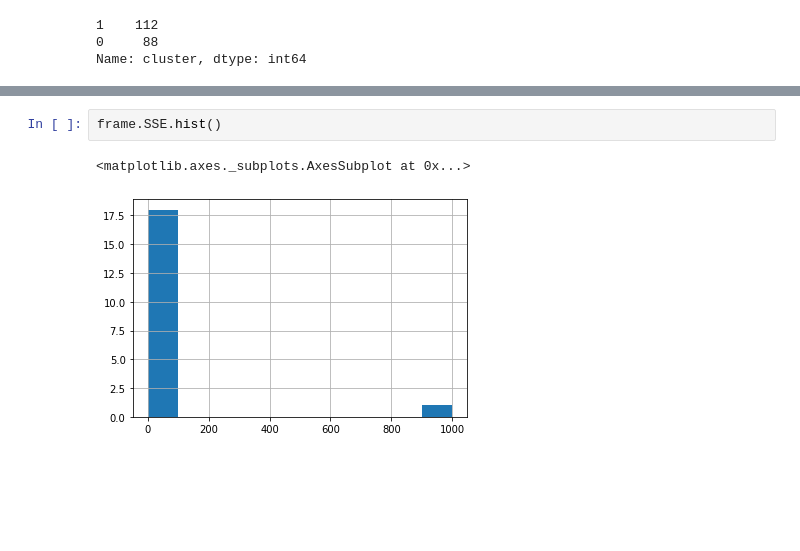
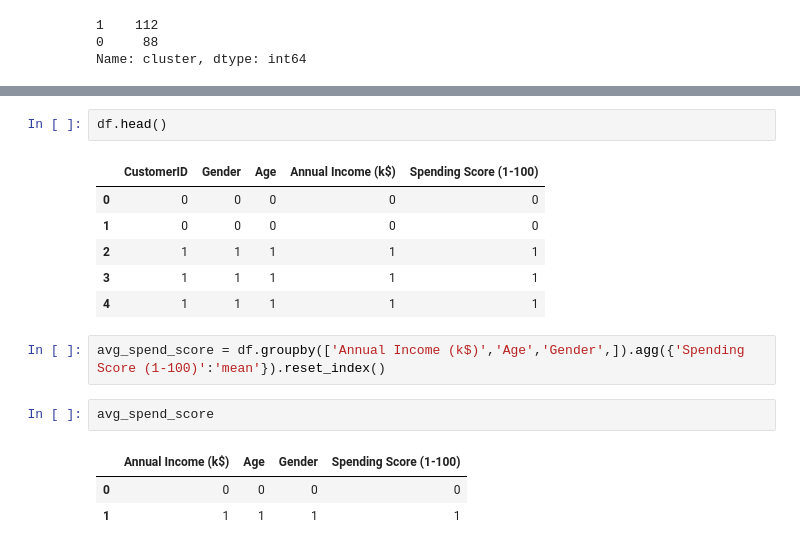
Before and after one commit to ipatel467/Customer-Segmentation, a Jupyter notebook: index.ipynb, the cells around one changed output, grey strips where cells are left out. Drawn from its saved outputs; the diff is of its cells as text; blank space fills up the shorter version.

```diff
--- a/index.ipynb
+++ b/index.ipynb
@@ -321,5 +313,17 @@ frame.head()
-# %%
-frame.SSE.hist()
-# %% [output]
-<matplotlib.axes._subplots.AxesSubplot at 0x...>
-[figure, removed]
+# %%
+df.head()
+# %% [output]
+|  | CustomerID | Gender | Age | Annual Income (k$) | Spending Score (1-100) |
+| 0 | 0 | 0 | 0 | 0 | 0 |
+| 1 | 0 | 0 | 0 | 0 | 0 |
+| 2 | 1 | 1 | 1 | 1 | 1 |
+| 3 | 1 | 1 | 1 | 1 | 1 |
+| 4 | 1 | 1 | 1 | 1 | 1 |
+# %%
+avg_spend_score = df.groupby(['Annual Income (k$)','Age','Gender',]).agg({'Spending Score (1-100)':'mean'}).reset_index()
+# %%
+avg_spend_score
+# %% [output]
+|  | Annual Income (k$) | Age | Gender | Spending Score (1-100) |
+| 0 | 0 | 0 | 0 | 0 |
+| 1 | 1 | 1 | 1 | 1 |
```
Also changed, not shown: parts of 6 cells of this notebook.
